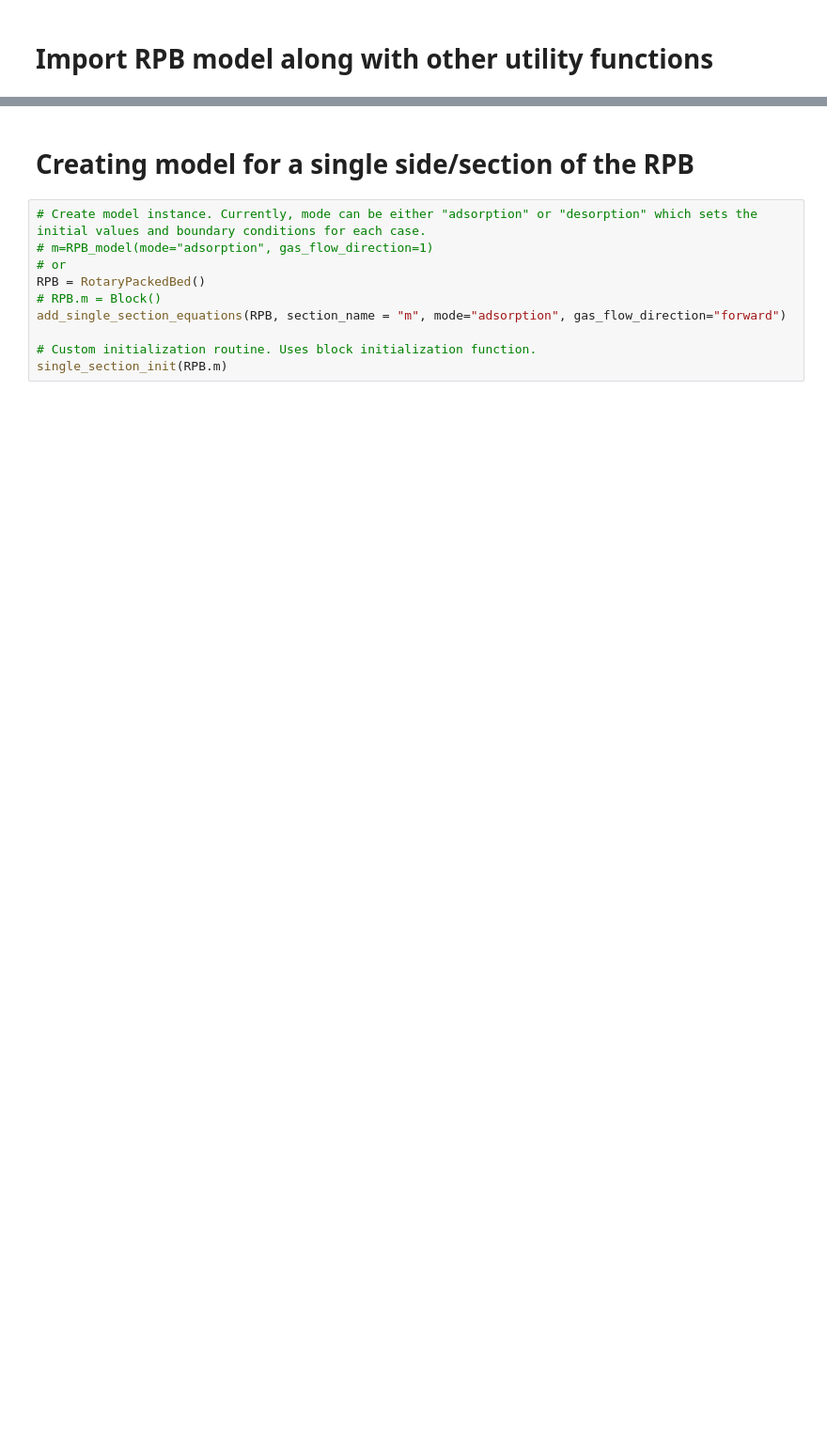
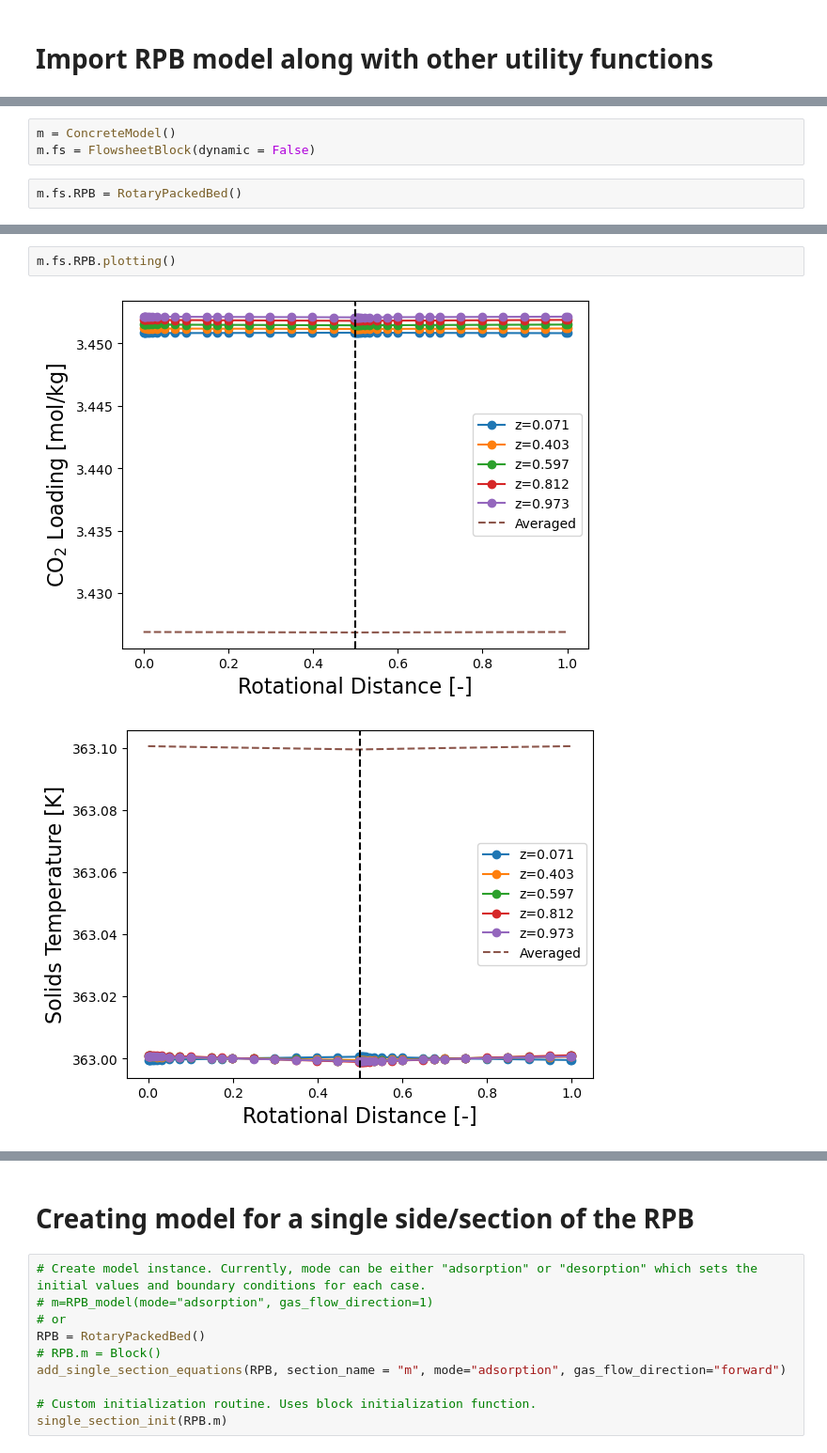
Before and after one commit to CCSI-Toolset/fixed_bed_adsorption, a Jupyter notebook: Rotary packed bed/RPB_notebook.ipynb, the cells around one changed output, grey strips where cells are left out. Shown at 94% size. Cells and saved outputs as stored; diff of their text form; blank space fills up the shorter version.

Commit message:
added initialization and plotting method

```diff
--- a/Rotary packed bed/RPB_notebook.ipynb
+++ b/Rotary packed bed/RPB_notebook.ipynb
@@ -4,0 +15,5 @@ from RPB_model import *
+# %%
+m = ConcreteModel()
+m.fs = FlowsheetBlock(dynamic = False)
+# %%
+m.fs.RPB = RotaryPackedBed()
@@ -4,0 +72,5 @@ from RPB_model import *
+# %%
+m.fs.RPB.plotting()
+# %% [output]
+[figure, added]
+[figure, added]
```
Also changed, not shown: parts of 10 cells of this notebook, 1 other file.
